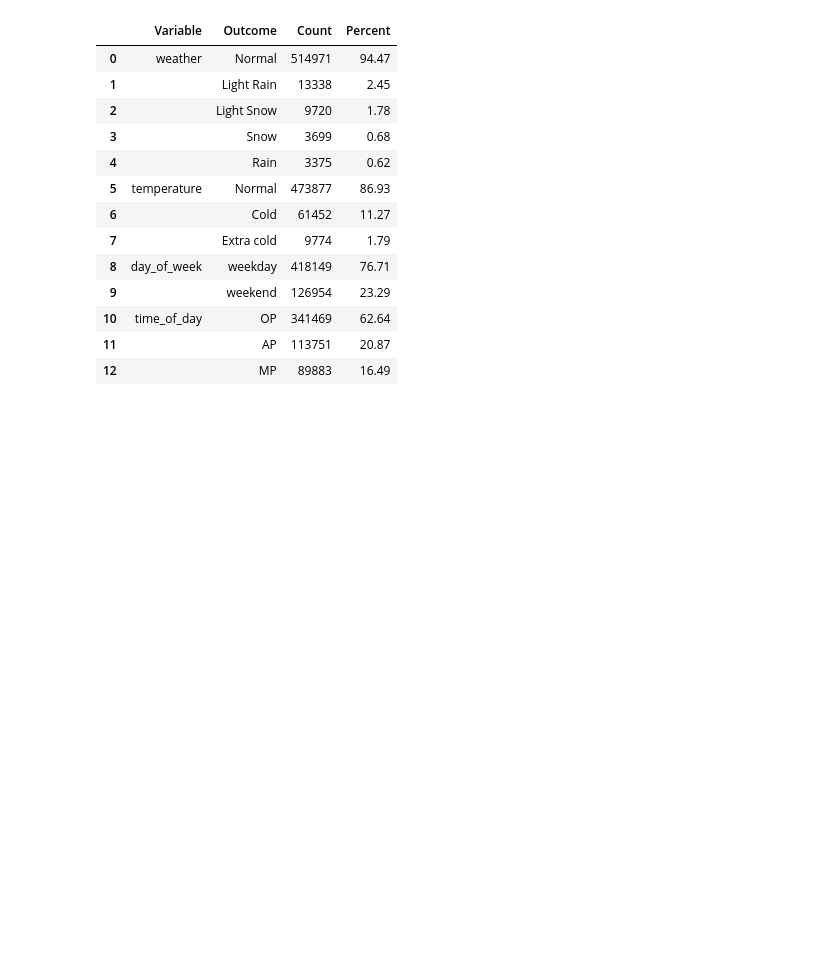
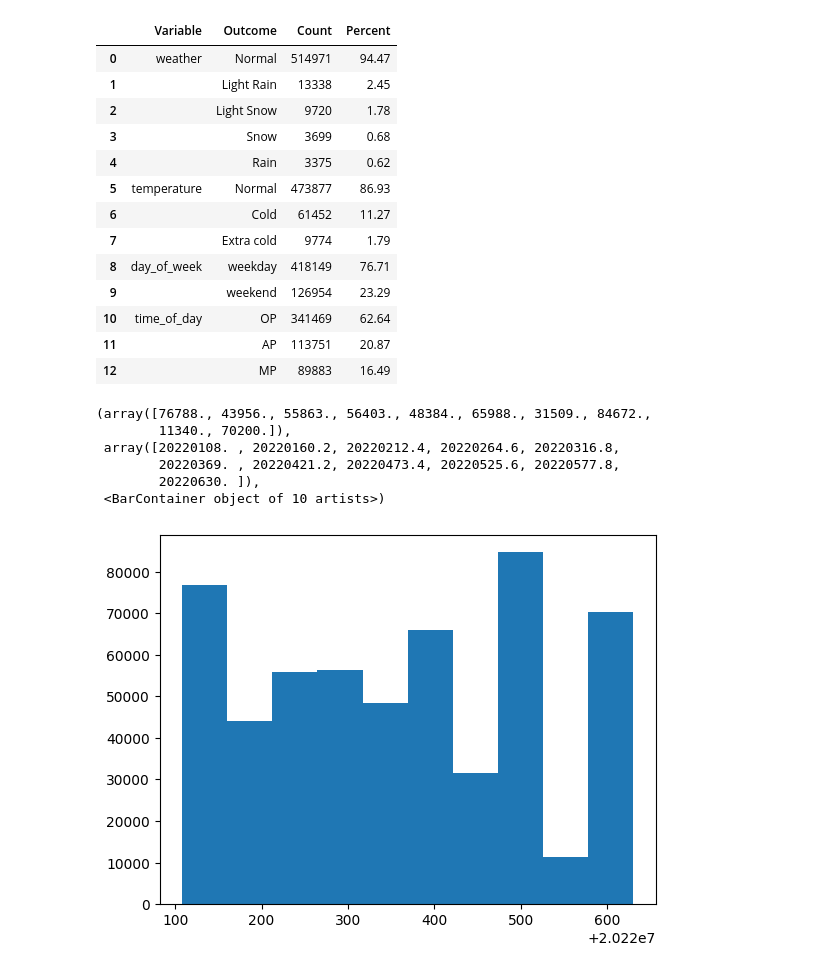
Before and after one commit to giancarlohc/Applied-AI-in-Transportation, a Jupyter notebook: Project/ProjectCode.ipynb, the cells around one changed output. Cells and saved outputs as stored; diff of their text form; code cells hidden in the pictures; blank space fills up the shorter version.

```diff
--- a/Project/ProjectCode.ipynb
+++ b/Project/ProjectCode.ipynb
@@ -109,3 +114,13 @@ rp.summary_cat(dataset[["weather", "temperature","day_of_week","time_of_day"]])
 | 10 | time_of_day | OP | 341469 | 62.64 |
 | 11 |  | AP | 113751 | 20.87 |
 | 12 |  | MP | 89883 | 16.49 |
+# %%
+plt.hist(dataset["Calendar_date"])
+# %% [output]
+(array([76788., 43956., 55863., 56403., 48384., 65988., 31509., 84672.,
+        11340., 70200.]),
+ array([20220108. , 20220160.2, 20220212.4, 20220264.6, 20220316.8,
+        20220369. , 20220421.2, 20220473.4, 20220525.6, 20220577.8,
+        20220630. ]),
+ <BarContainer object of 10 artists>)
+[figure, added]
```
Also changed, not shown: parts of 4 cells of this notebook.
